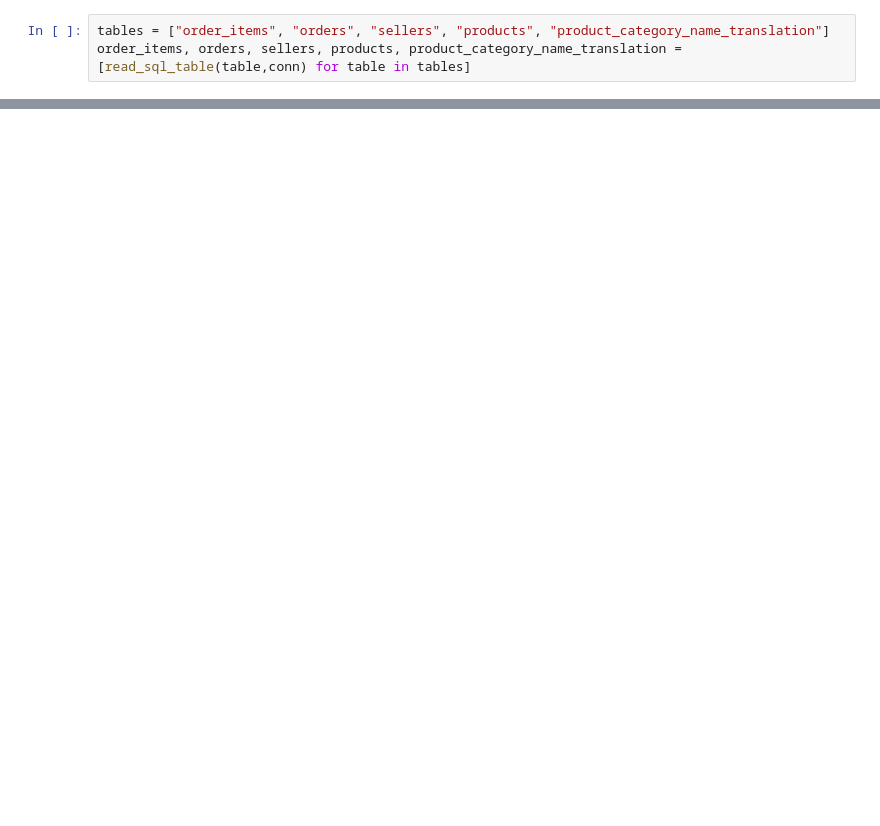
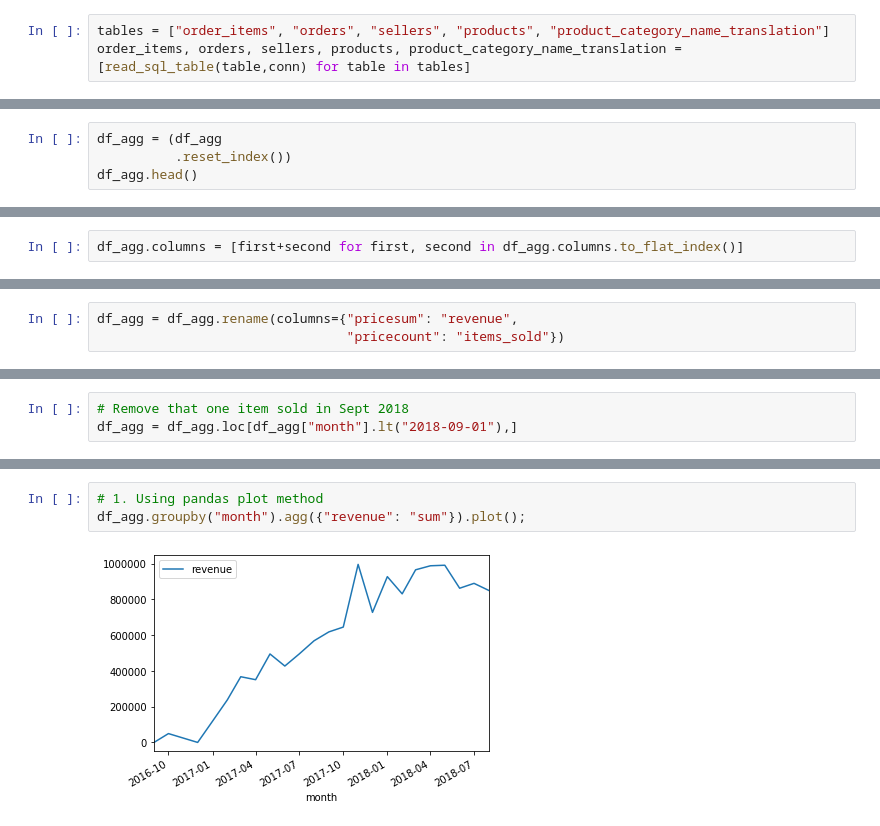
Before and after one commit to Senonino/data-ber-01-20, a Jupyter notebook: Notes/module_1/week_3/9_python-matplotib_seaborn.ipynb, the cells around one changed output, grey strips where cells are left out. Saved outputs shown, nothing was run; the diff lists cells and outputs as text; blank space fills up the shorter version.

Commit message:
push the notes for second half of first part for  plotting lecture for sujit

```diff
--- a/Notes/module_1/week_3/9_python-matplotib_seaborn.ipynb
+++ b/Notes/module_1/week_3/9_python-matplotib_seaborn.ipynb
@@ -65,0 +261,4 @@ orders = pd.read_sql("SELECT * FROM orders;", conn)
+# %%
+df_agg = (df_agg
+          .reset_index())
+df_agg.head()
@@ -65,0 +302,2 @@ orders = pd.read_sql("SELECT * FROM orders;", conn)
+# %%
+df_agg.columns = [first+second for first, second in df_agg.columns.to_flat_index()]
@@ -65,0 +313,3 @@ orders = pd.read_sql("SELECT * FROM orders;", conn)
+# %%
+df_agg = df_agg.rename(columns={"pricesum": "revenue",
+                                "pricecount": "items_sold"})
@@ -65,0 +318,3 @@ orders = pd.read_sql("SELECT * FROM orders;", conn)
+# %%
+# Remove that one item sold in Sept 2018
+df_agg = df_agg.loc[df_agg["month"].lt("2018-09-01"),]
@@ -65,0 +341,5 @@ orders = pd.read_sql("SELECT * FROM orders;", conn)
+# %%
+# 1. Using pandas plot method
+df_agg.groupby("month").agg({"revenue": "sum"}).plot();
+# %% [output]
+[figure, added]
```
Also changed, not shown: parts of 34 cells of this notebook.
